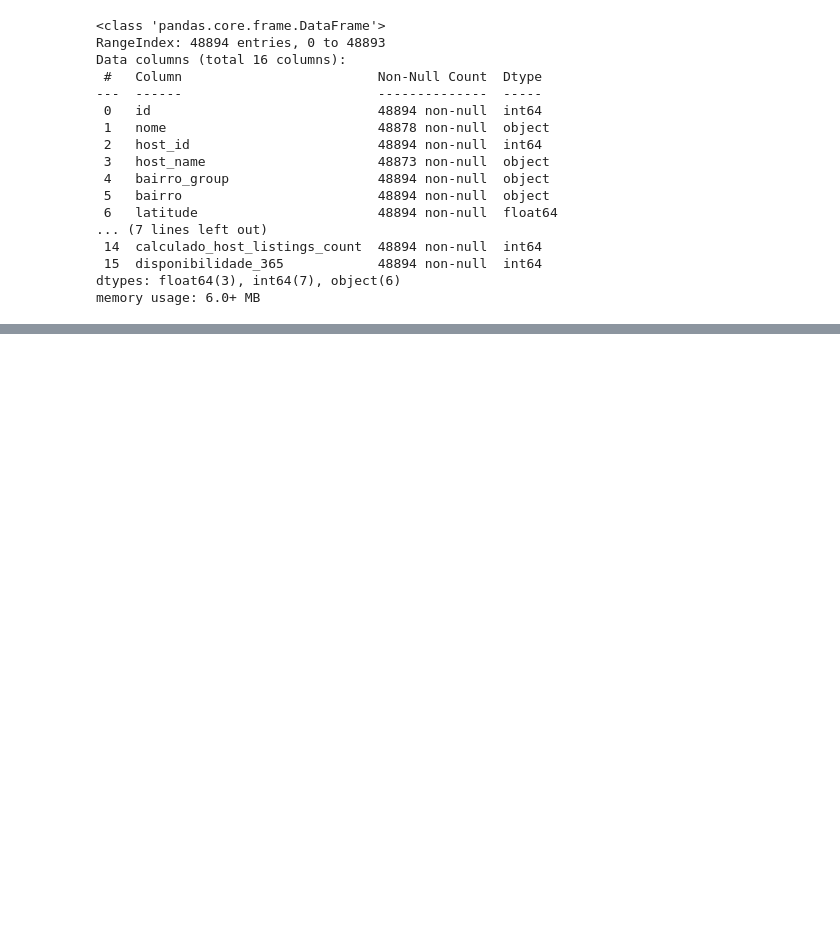
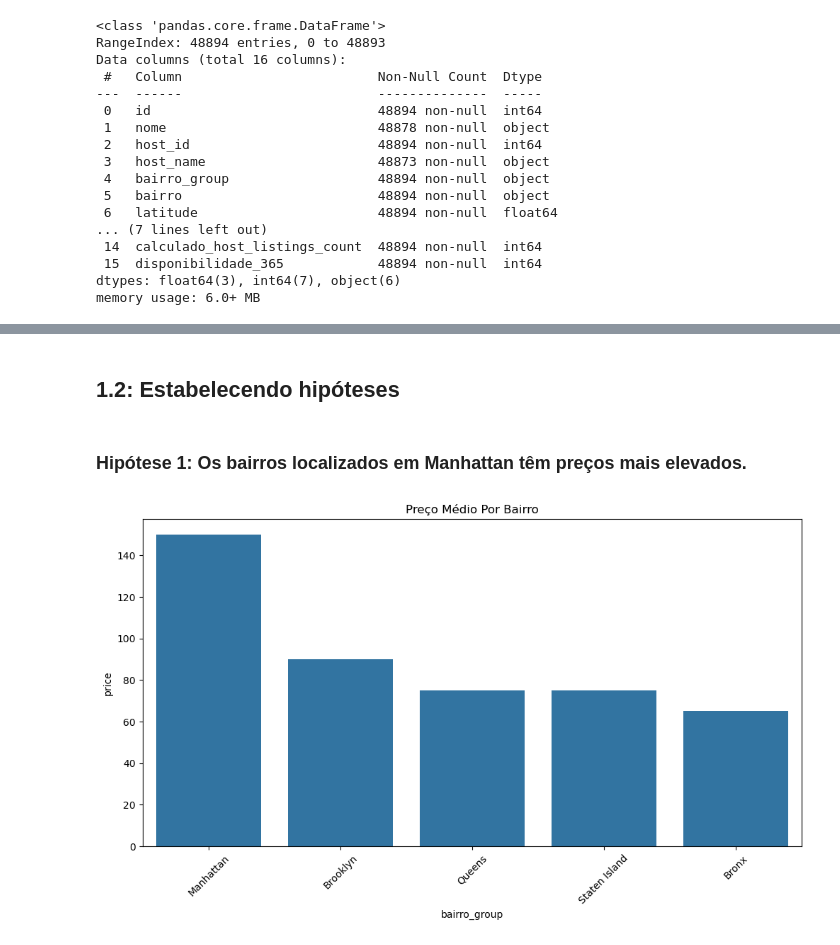
Before and after one commit to viniciusaprazeres/lighthouse-ciencia-de-dados, a Jupyter notebook: analise_eda.ipynb, the cells around one changed output, grey strips where cells are left out. Cells and saved outputs as stored; diff of their text form; code cells hidden in the pictures; blank space fills up the shorter version.

Commit message:
Atualização de analise_eda.ipynb
Inserção das hipóteses e suas visualizações em forma de gráficos.

```diff
--- a/analise_eda.ipynb
+++ b/analise_eda.ipynb
@@ -65,3 +65,19 @@ df_precificacao.describe()
 | 50% | 1.967743e+07 | 3.079553e+07 | 40.723075 | -73.955680 | 106.000000 | 3.000000 | 5.000000 | 0.720000 | ... |
 | 75% | 2.915225e+07 | 1.074344e+08 | 40.763117 | -73.936273 | 175.000000 | 5.000000 | 24.000000 | 2.020000 | ... |
 | max | 3.648724e+07 | 2.743213e+08 | 40.913060 | -73.712990 | 10000.000000 | 1250.000000 | 629.000000 | 58.500000 | ... |
+# %% [markdown]
+## 1.2: Estabelecendo hipóteses
+# %% [markdown]
+### Hipótese 1: Os bairros localizados em Manhattan têm preços mais elevados.
+# %%
+# Calculando o preço médio por bairro_group (Top 10) e armazenando em um novo dataframe
+df_pmbg = df_precificacao.groupby('bairro_group', as_index=False)['price'].median().sort_values('price', ascending=False).head(10)
+
+# Criando um gráfico em barras para visualização dos resultados acima
+plt.figure(figsize=(12, 6))
+sns.barplot(df_pmbg, x='bairro_group', y='price')
+plt.xticks(rotation=45)
+plt.title('Preço Médio Por Bairro')
+plt.show()
+# %% [output]
+[figure, added]
```
Also changed, not shown: parts of 6 cells of this notebook.
